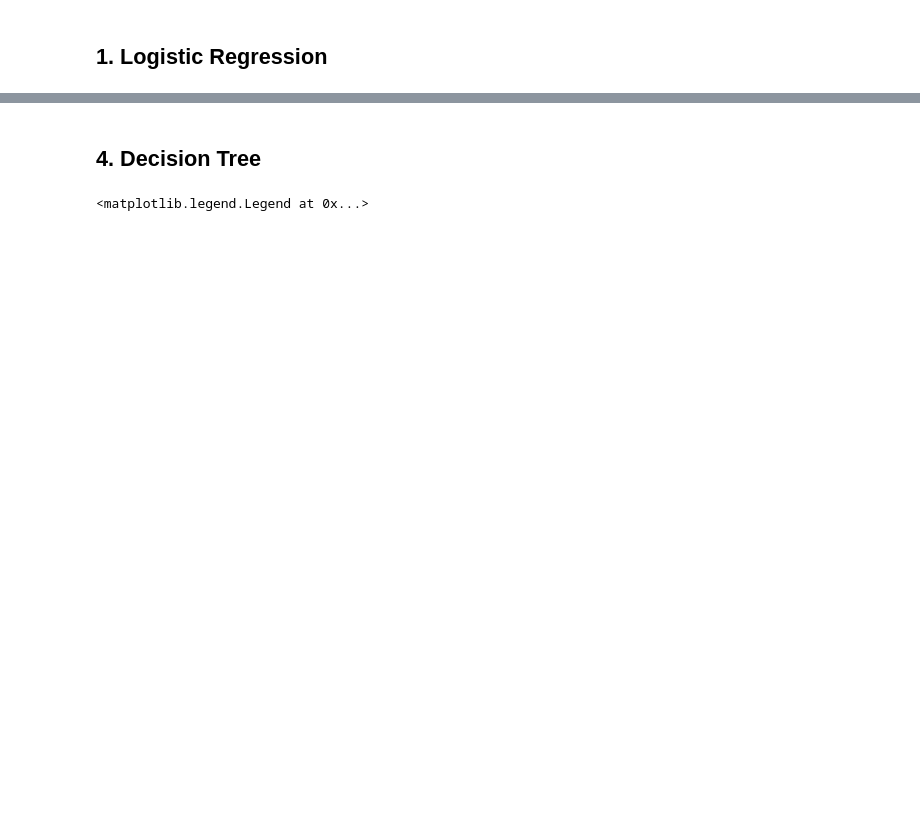
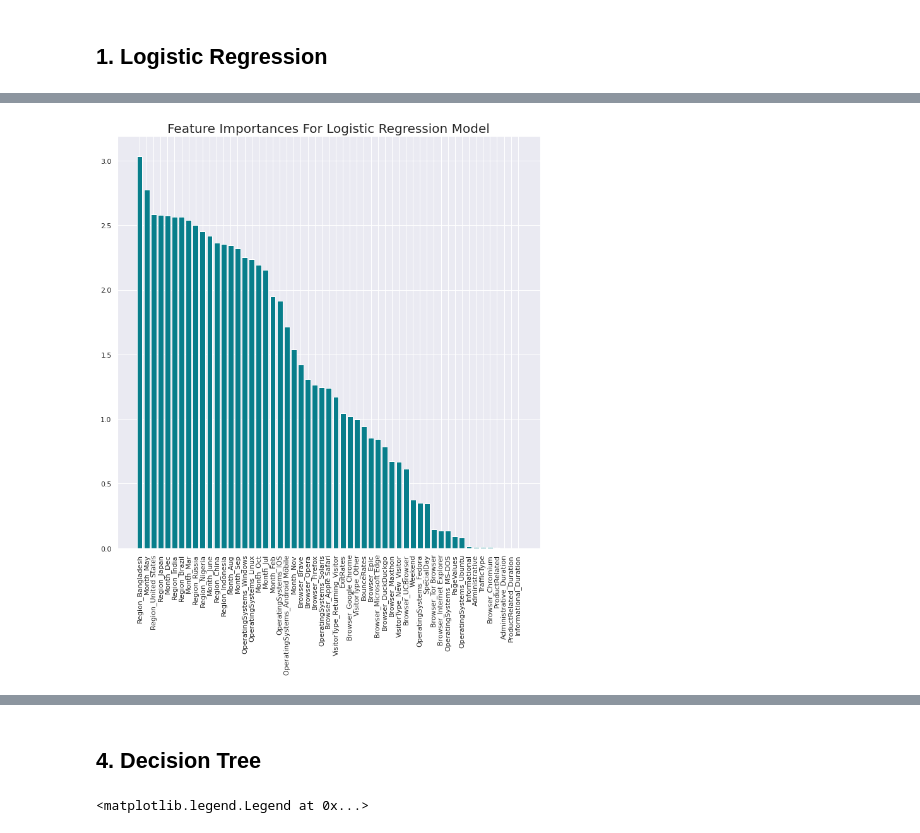
Before and after one commit to RongerYang/Prediction_of_Online_Purchasing_Intention, a Jupyter notebook: INF2190.ipynb, the cells around one changed output, grey strips where cells are left out. Saved outputs shown, nothing was run; the diff lists cells and outputs as text; code cells hidden in the pictures; blank space fills up the shorter version.

```diff
--- a/INF2190.ipynb
+++ b/INF2190.ipynb
@@ -190,2 +181,28 @@ Testing target statistics: Counter({False: 2092, True: 2077})
 # %% [markdown]
 ## 1. Logistic Regression
+# %%
+accuracy_lg_kfold = []
+precision_lg_kfold = []
+f1score_lg_kfold = []
+
+kfold = StratifiedKFold(n_splits=5, shuffle=True, random_state=0)
+model = LogisticRegression(solver='liblinear')
+
+for train_x, test_x in kfold.split(X_res, y_res):
+  train_X, test_X = X_res.iloc[train_x,:], X_res.iloc[test_x,:]
+  train_y, test_y = y_res[train_x], y_res[test_x]
+  print(f"Training target statistics: {Counter(train_y)}")
+  print(f"Testing target statistics: {Counter(test_y)}\n")
+
+  model.fit(train_X, train_y)
+  y_pred = model.predict(test_X)
+  accuracy_lg_kfold.append(metrics.accuracy_score(test_y, y_pred))
+  precision_lg_kfold.append(metrics.precision_score(test_y, y_pred))
+  f1score_lg_kfold.append(metrics.f1_score(test_y, y_pred))
+
+accuracy_lg_kfoldmean = np.mean(accuracy_lg_kfold) * 100
+print("Accuracy for Logistic Regression with K-fold CV: %.3f" % (accuracy_lg_kfoldmean))
+precision_lg_kfoldmean = np.mean(precision_lg_kfold) * 100
+print("Precision for Logistic Regression with K-fold CV: %.3f" % (precision_lg_kfoldmean))
+f1score_lg_kfoldmean = np.mean(f1score_lg_kfold) * 100
+print("F1-score for Logistic Regression with K-fold CV: %.3f" % (f1score_lg_kfoldmean))
@@ -191,0 +228,14 @@ Testing target statistics: Counter({False: 2092, True: 2077})
+# %%
+plt.figure(figsize=(12,12))
+importances = pd.DataFrame(data={
+    'Attribute': X_res.columns,
+    'Importance': list(map(abs,model.coef_[0]))
+})
+importances = importances.sort_values(by='Importance', ascending=False)
+
+plt.bar(x=importances['Attribute'], height=importances['Importance'], color='#087E8B')
+plt.title('Feature Importances For Logistic Regression Model', size=20)
+plt.xticks(rotation='vertical')
+plt.show()
+# %% [output]
+[figure, added]
```
Also changed, not shown: parts of 52 cells of this notebook.
